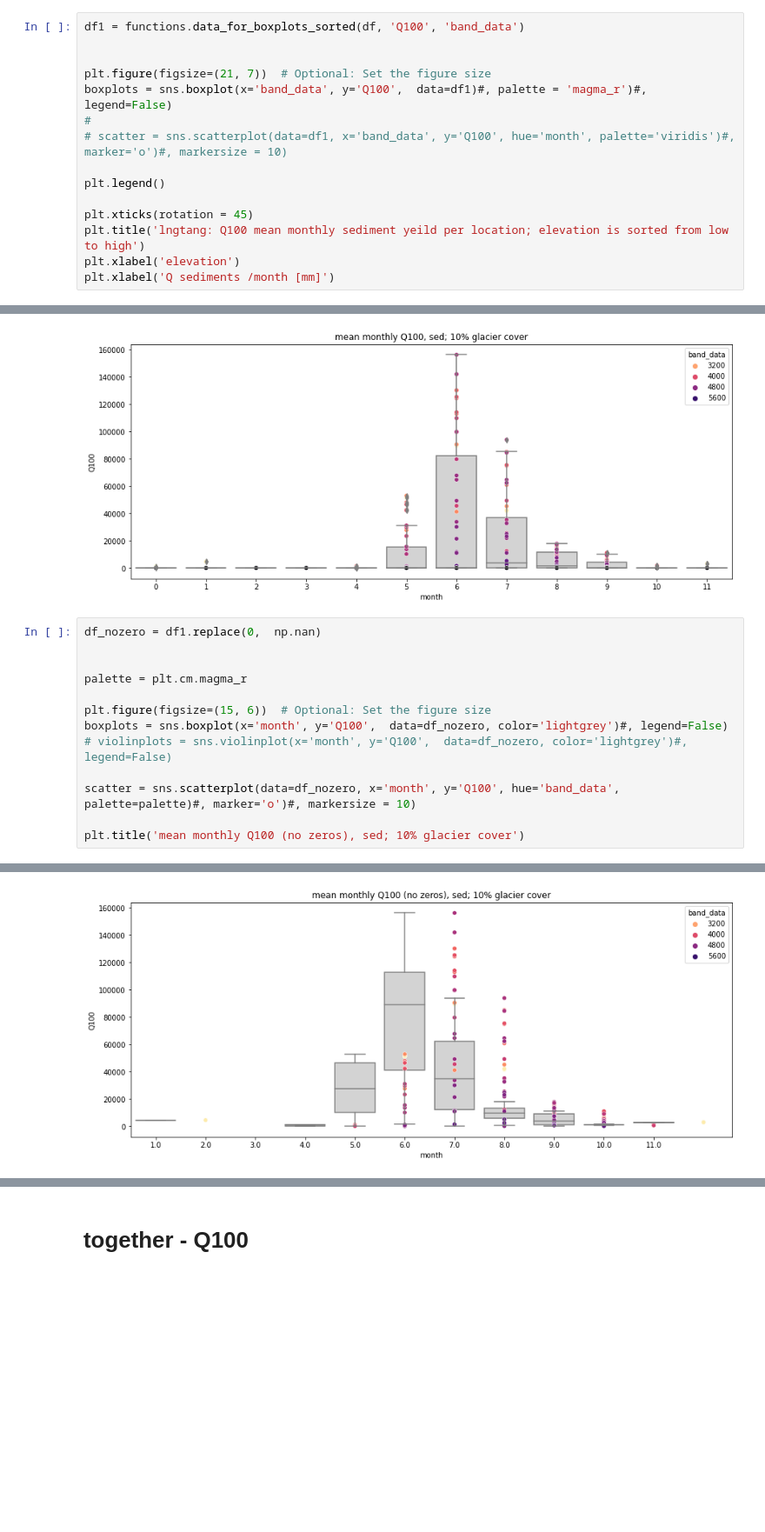
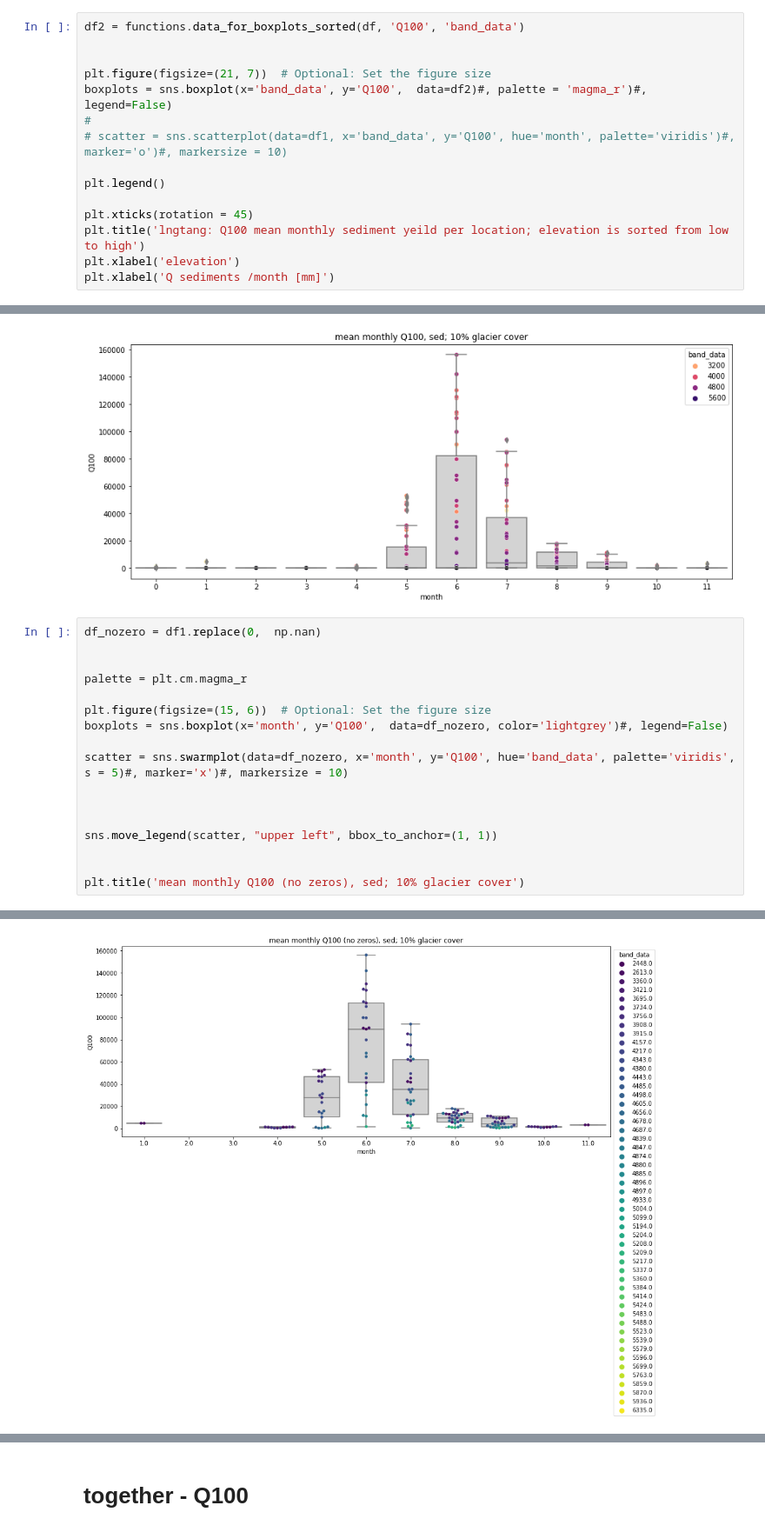
Before and after one commit to varyabazilova/sedcas_sediments_hma, a Jupyter notebook: 202405_modelruns/magnitude_frequency.ipynb, the cells around one changed output, grey strips where cells are left out. Shown at 87% size. Drawn from its saved outputs; the diff is of its cells as text; blank space fills up the shorter version.

```diff
--- a/202405_modelruns/magnitude_frequency.ipynb
+++ b/202405_modelruns/magnitude_frequency.ipynb
@@ -392,11 +417,11 @@ df1
 | 623 | 38b | 6335.0 | 11 | 0.000000 |
 624 rows × 4 columns
 # %%
-df1 = functions.data_for_boxplots_sorted(df, 'Q100', 'band_data')
+df2 = functions.data_for_boxplots_sorted(df, 'Q100', 'band_data')
 
 
 plt.figure(figsize=(21, 7))  # Optional: Set the figure size
-boxplots = sns.boxplot(x='band_data', y='Q100',  data=df1)#, palette = 'magma_r')#, legend=False)
+boxplots = sns.boxplot(x='band_data', y='Q100',  data=df2)#, palette = 'magma_r')#, legend=False)
 #
 # scatter = sns.scatterplot(data=df1, x='band_data', y='Q100', hue='month', palette='viridis')#, marker='o')#, markersize = 10)
 
@@ -451,17 +462,21 @@ Text(0.5, 1.0, 'mean monthly Q100, sed; 10% glacier cover')
 # %%
 df_nozero = df1.replace(0,  np.nan)
 
 
 palette = plt.cm.magma_r
 
 plt.figure(figsize=(15, 6))  # Optional: Set the figure size
 boxplots = sns.boxplot(x='month', y='Q100',  data=df_nozero, color='lightgrey')#, legend=False)
-# violinplots = sns.violinplot(x='month', y='Q100',  data=df_nozero, color='lightgrey')#, legend=False)
 
-scatter = sns.scatterplot(data=df_nozero, x='month', y='Q100', hue='band_data', palette=palette)#, marker='o')#, markersize = 10)
+scatter = sns.swarmplot(data=df_nozero, x='month', y='Q100', hue='band_data', palette='viridis', s = 5)#, marker='x')#, markersize = 10)
+
+
+
+sns.move_legend(scatter, "upper left", bbox_to_anchor=(1, 1))
+
 
 plt.title('mean monthly Q100 (no zeros), sed; 10% glacier cover')
 # %% [output]
 Text(0.5, 1.0, 'mean monthly Q100 (no zeros), sed; 10% glacier cover')
-[figure, old version]
+[figure, new version]
 # %%
```
Also changed, not shown: parts of 10 cells of this notebook, 1 other file.
